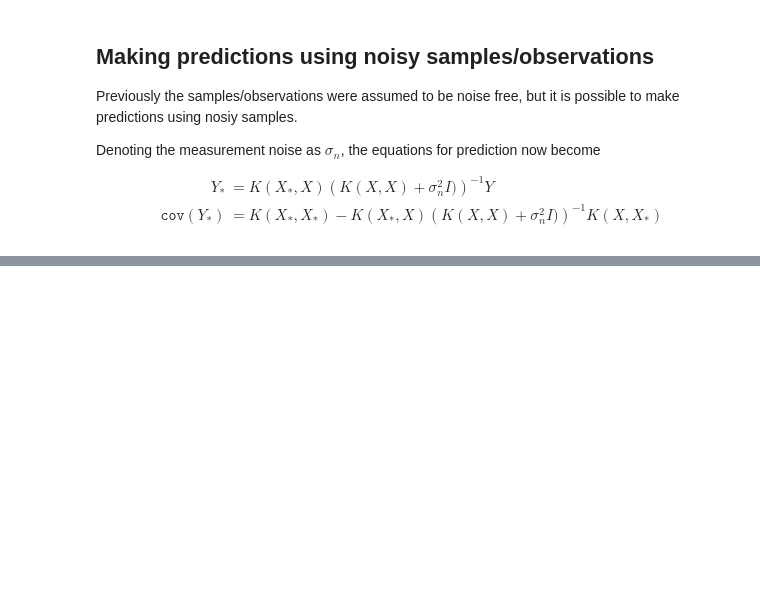
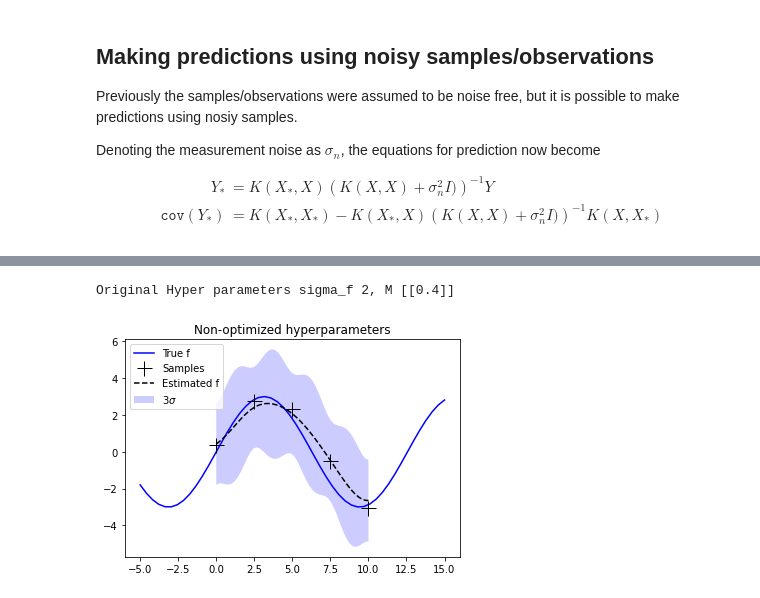
Before and after one commit to eliasrhoden/GP-Notebook, a Jupyter notebook: Gaussian Processes.ipynb, the cells around one changed output, grey strips where cells are left out. Cells and saved outputs as stored; diff of their text form; code cells hidden in the pictures; blank space fills up the shorter version.

```diff
--- a/Gaussian Processes.ipynb
+++ b/Gaussian Processes.ipynb
@@ -495,0 +528,52 @@ Or as the machine learning neerds call it *hyper parameter optimization*
+# %%
+
+
+# Covariance function
+def cov_f(x1,x2,sf,M):
+
+    DX = (x1-x2).reshape((1,))
+
+    #T1 = DX.T @ M
+    #T1 = T1.reshape((1,))
+
+    return sf**2 * np.exp(-1/2*  DX.T @ M @ DX)
+
+# Creates K(X,X') matrices
+def K(X1,X2,sf,M):
+    n1 = len(X1)
+    n2 = len(X2)
+    K = np.zeros((n1,n2))
+
+    for i in range(n1):
+        for j in range(n2):
+            K[i,j] = cov_f(X1[i],X2[j],sf,M)
+
+    return K
+
+# Guess at hyper params
+sigma_f = 2
+sigma_n = 0.8
+mv = 0.4
+M = np.array([[mv]])
+
+print(f"Original Hyper parameters sigma_f {sigma_f}, M {M}")
+
+# New inputs
+XS = np.linspace(0,10)
+I = np.eye(len(X))
+YS = K(XS,X,sigma_f,M)@inv(K(X,X,sigma_f,M) + sigma_n**2*I)@Y
+
+YS_COV = K(XS,XS,sigma_f,M) - K(XS,X,sigma_f,M)@inv(K(X,X,sigma_f,M) + sigma_n**2*I)@K(X,XS,sigma_f,M)
+YS_sigma = np.sqrt((np.diagonal(YS_COV)))
+
+plt.plot(XT,f_true(XT),'b')
+plt.plot(X,Y,'k+',markersize=15)
+plt.plot(XS,YS,'k--')
+#plt.plot(XS,YS + YS_sigma*3,'--')
+plt.fill_between(XS,YS - YS_sigma*3,YS + YS_sigma*3,facecolor='b',alpha=0.2)
+plt.legend(['True f','Samples','Estimated f','3$\sigma$'])
+plt.title('Non-optimized hyperparameters')
+plt.show()
+# %% [output]
+Original Hyper parameters sigma_f 2, M [[0.4]]
+[figure, added]
```
Also changed, not shown: parts of 13 cells of this notebook.
